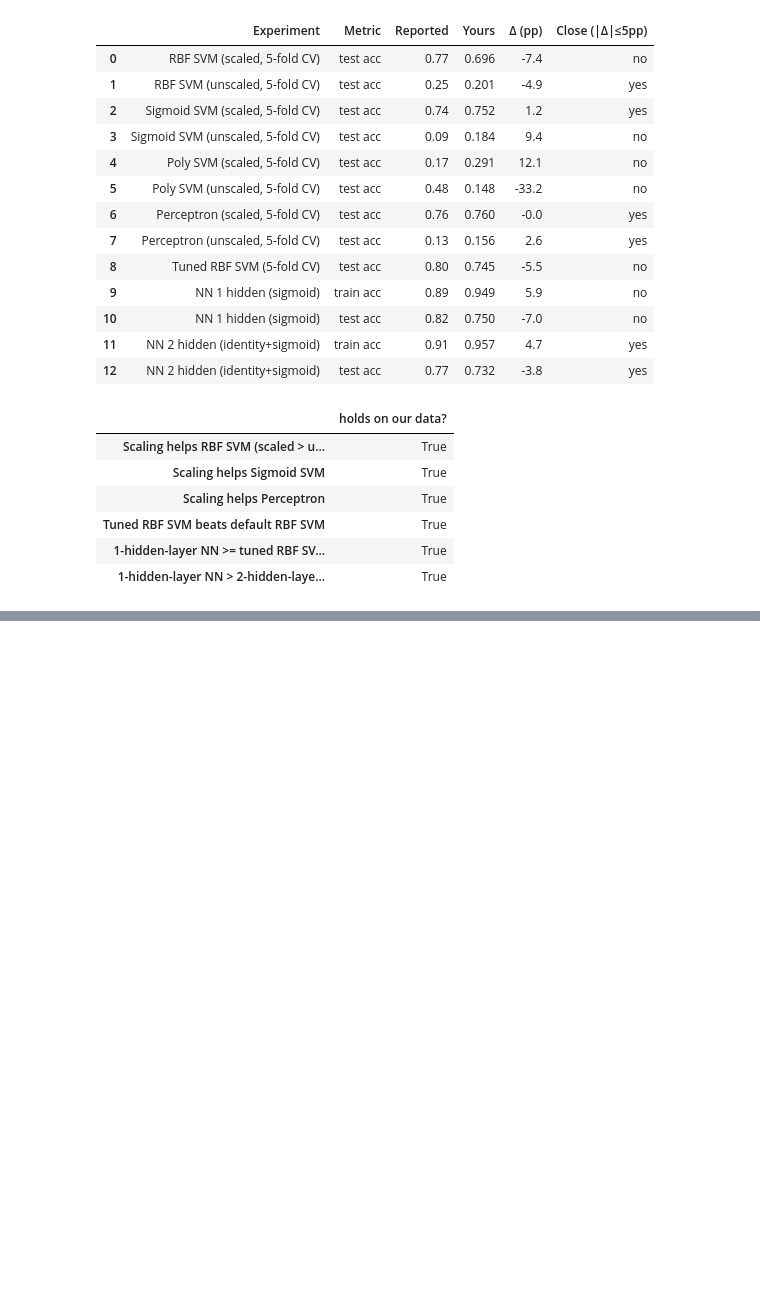
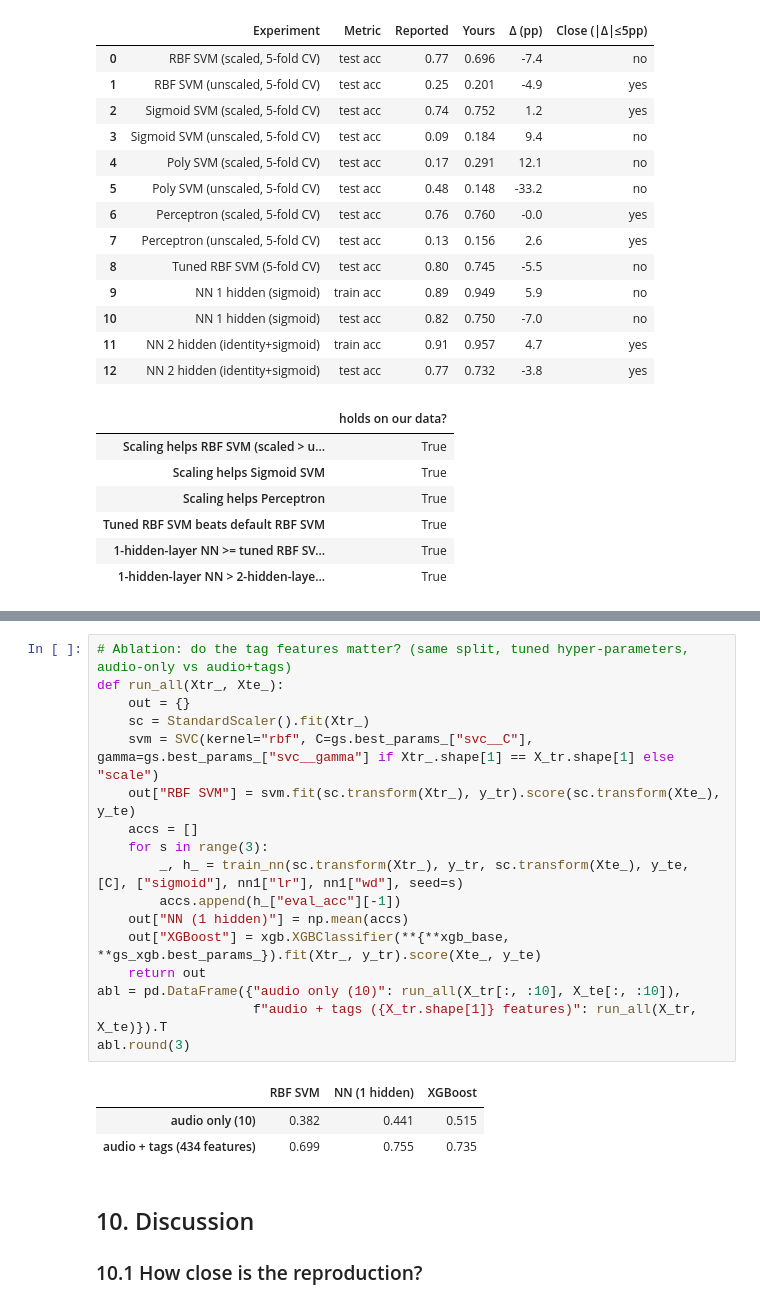
Before and after one commit to YVLNair/Training-a-Playlist-Curator-Based-on-User-Taste, a Jupyter notebook: playlist_curator.ipynb, the cells around one changed output, grey strips where cells are left out. Drawn from its saved outputs; the diff is of its cells as text; blank space fills up the shorter version.

```diff
--- a/playlist_curator.ipynb
+++ b/playlist_curator.ipynb
@@ -754,0 +870,24 @@ pd.Series(claims, name="holds on our data?").to_frame()
+# %%
+# Ablation: do the tag features matter? (same split, tuned hyper-parameters, audio-only vs audio+tags)
+def run_all(Xtr_, Xte_):
+    out = {}
+    sc = StandardScaler().fit(Xtr_)
+    svm = SVC(kernel="rbf", C=gs.best_params_["svc__C"], gamma=gs.best_params_["svc__gamma"] if Xtr_.shape[1] == X_tr.shape[1] else "scale")
+    out["RBF SVM"] = svm.fit(sc.transform(Xtr_), y_tr).score(sc.transform(Xte_), y_te)
+    accs = []
+    for s in range(3):
+        _, h_ = train_nn(sc.transform(Xtr_), y_tr, sc.transform(Xte_), y_te, [C], ["sigmoid"], nn1["lr"], nn1["wd"], seed=s)
+        accs.append(h_["eval_acc"][-1])
+    out["NN (1 hidden)"] = np.mean(accs)
+    out["XGBoost"] = xgb.XGBClassifier(**{**xgb_base, **gs_xgb.best_params_}).fit(Xtr_, y_tr).score(Xte_, y_te)
+    return out
+abl = pd.DataFrame({"audio only (10)": run_all(X_tr[:, :10], X_te[:, :10]),
+                    f"audio + tags ({X_tr.shape[1]} features)": run_all(X_tr, X_te)}).T
+abl.round(3)
+# %% [output]
+|  | RBF SVM | NN (1 hidden) | XGBoost |
+| audio only (10) | 0.382 | 0.441 | 0.515 |
+| audio + tags (434 features) | 0.699 | 0.755 | 0.735 |
+# %% [markdown]
+## 10. Discussion
+### 10.1 How close is the reproduction?
```
Also changed, not shown: parts of 11 cells of this notebook.
